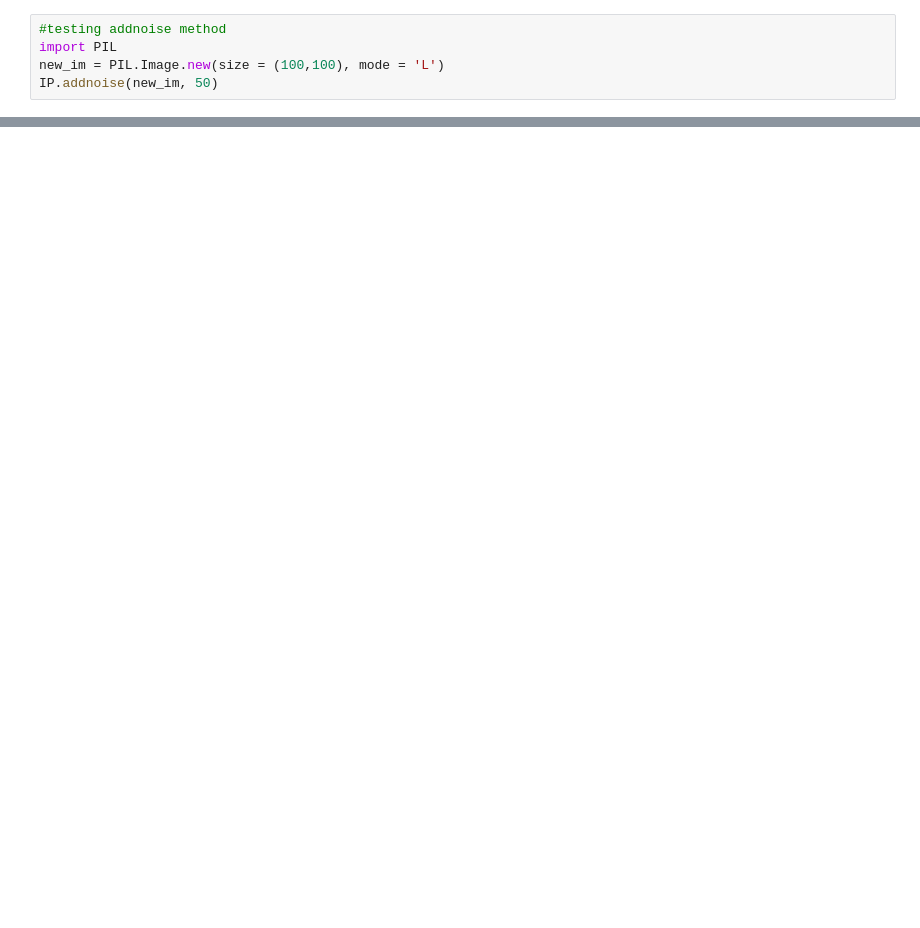
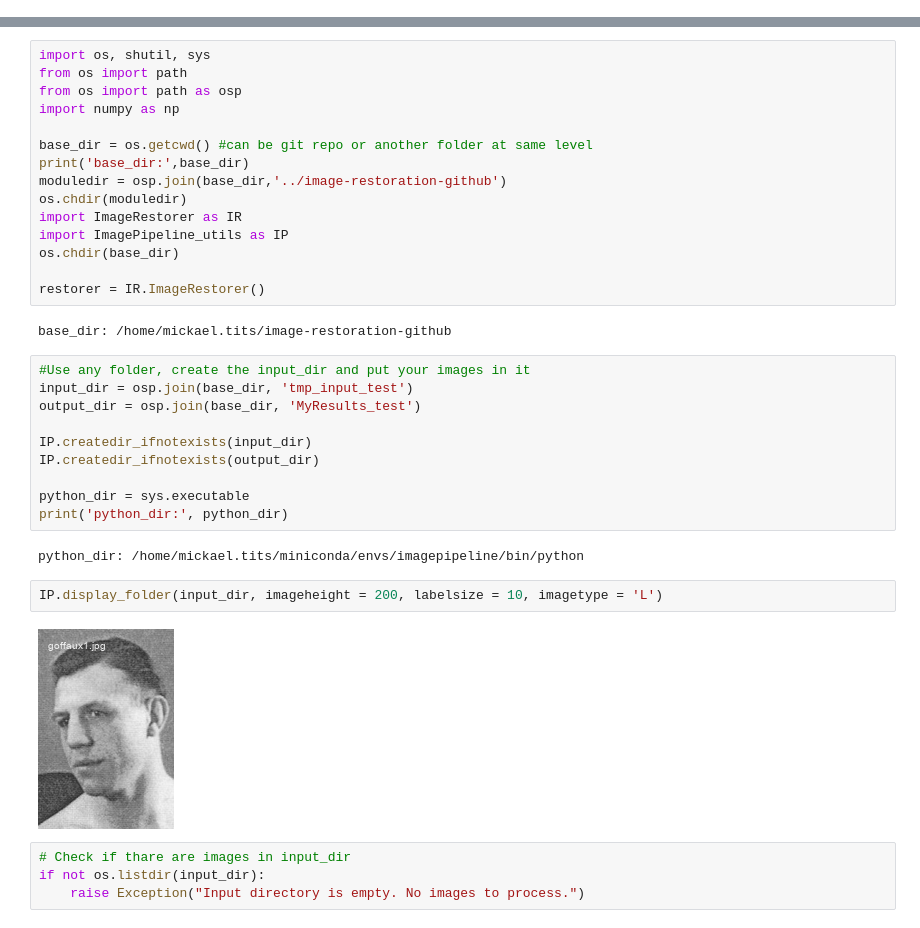
Before and after one commit to titsitits/open-image-restoration, a Jupyter notebook: ImageRestoration.ipynb, the cells around one changed output, grey strips where cells are left out. Drawn from its saved outputs; the diff is of its cells as text; blank space fills up the shorter version.

Commit message:
major update. All DL processes are in separated processes. Simplified ImageRestoration.py demo. Added merge process and utilities

```diff
--- a/ImageRestoration.ipynb
+++ b/ImageRestoration.ipynb
@@ -10,5 +0,0 @@ from ImagePipeline_utils import timing, suppress_stdout
-# %%
-#testing addnoise method
-import PIL
-new_im = PIL.Image.new(size = (100,100), mode = 'L')
-IP.addnoise(new_im, 50)
@@ -203,0 +21,37 @@ NameError: global name 'input_dir' is not defined
+# %%
+import os, shutil, sys
+from os import path
+from os import path as osp
+import numpy as np
+
+base_dir = os.getcwd() #can be git repo or another folder at same level
+print('base_dir:',base_dir)
+moduledir = osp.join(base_dir,'../image-restoration-github')
+os.chdir(moduledir)
+import ImageRestorer as IR
+import ImagePipeline_utils as IP
+os.chdir(base_dir)
+
+restorer = IR.ImageRestorer()
+# %% [output]
+base_dir: /home/mickael.tits/image-restoration-github
+# %%
+#Use any folder, create the input_dir and put your images in it
+input_dir = osp.join(base_dir, 'tmp_input_test')
+output_dir = osp.join(base_dir, 'MyResults_test')
+
+IP.createdir_ifnotexists(input_dir)
+IP.createdir_ifnotexists(output_dir)
+
+python_dir = sys.executable
+print('python_dir:', python_dir)
+# %% [output]
+python_dir: /home/mickael.tits/miniconda/envs/imagepipeline/bin/python
+# %%
+IP.display_folder(input_dir, imageheight = 200, labelsize = 10, imagetype = 'L')
+# %% [output]
+[figure, added]
+# %%
+# Check if thare are images in input_dir
+if not os.listdir(input_dir):
+    raise Exception("Input directory is empty. No images to process.")
```
Also changed, not shown: parts of 41 cells of this notebook, 7 other files.
